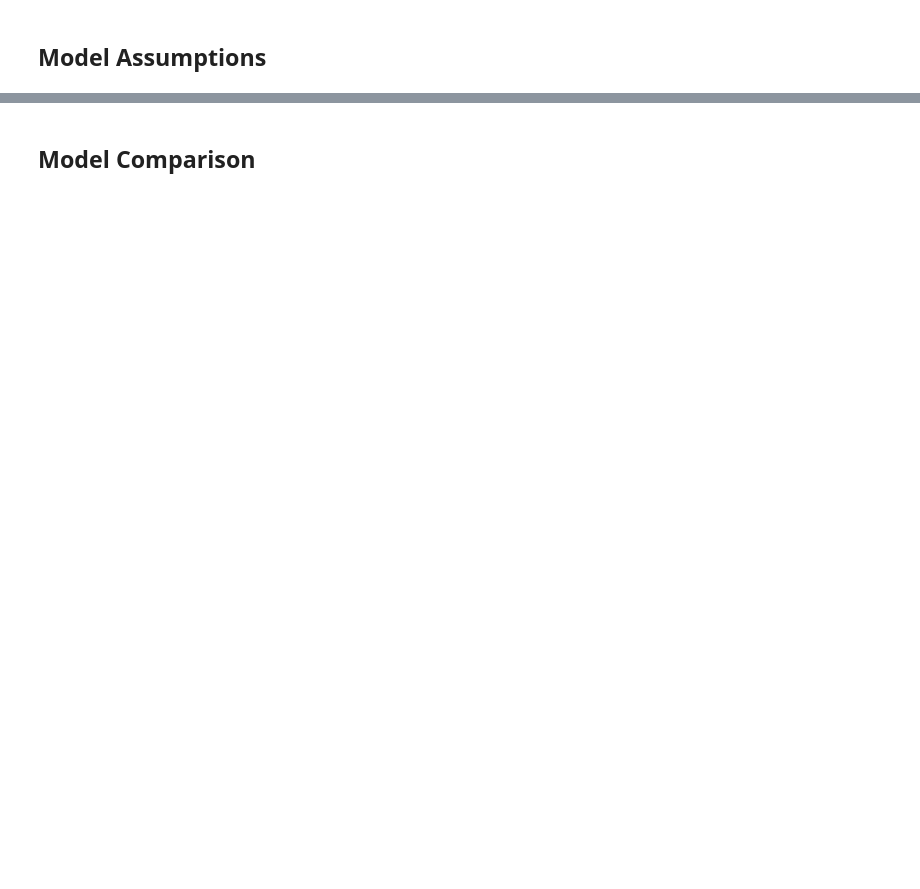
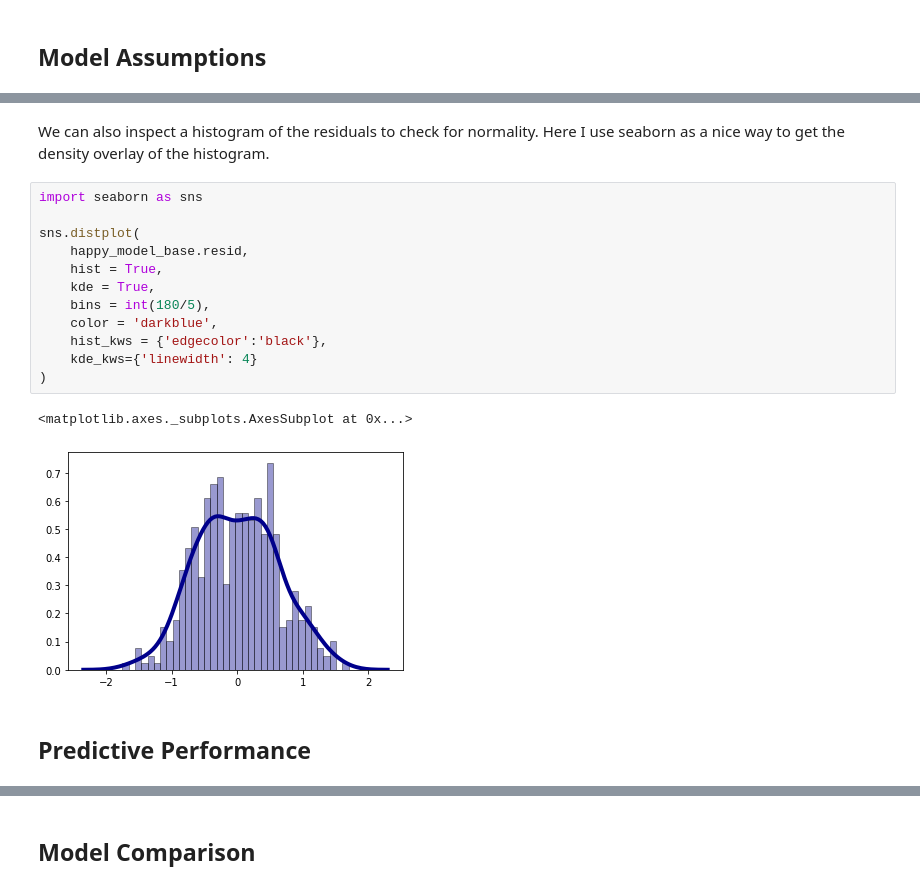
Before and after one commit to m-clark/data-processing-and-visualization, a Jupyter notebook: code/model_criticism.ipynb, the cells around one changed output, grey strips where cells are left out. Drawn from its saved outputs; the diff is of its cells as text; blank space fills up the shorter version.

```diff
--- a/code/model_criticism.ipynb
+++ b/code/model_criticism.ipynb
@@ -132,0 +229,19 @@ Warnings:
+# %% [markdown]
+We can also inspect a histogram of the residuals to check for normality.  Here I use seaborn as a nice way to get the density overlay of the histogram.
+# %%
+import seaborn as sns
+
+sns.distplot(
+    happy_model_base.resid,
+    hist = True,
+    kde = True,
+    bins = int(180/5),
+    color = 'darkblue',
+    hist_kws = {'edgecolor':'black'},
+    kde_kws={'linewidth': 4}
+)
+# %% [output]
+<matplotlib.axes._subplots.AxesSubplot at 0x...>
+[figure, added]
+# %% [markdown]
+## Predictive Performance
```
Also changed, not shown: parts of 46 cells of this notebook, 10 other files.
